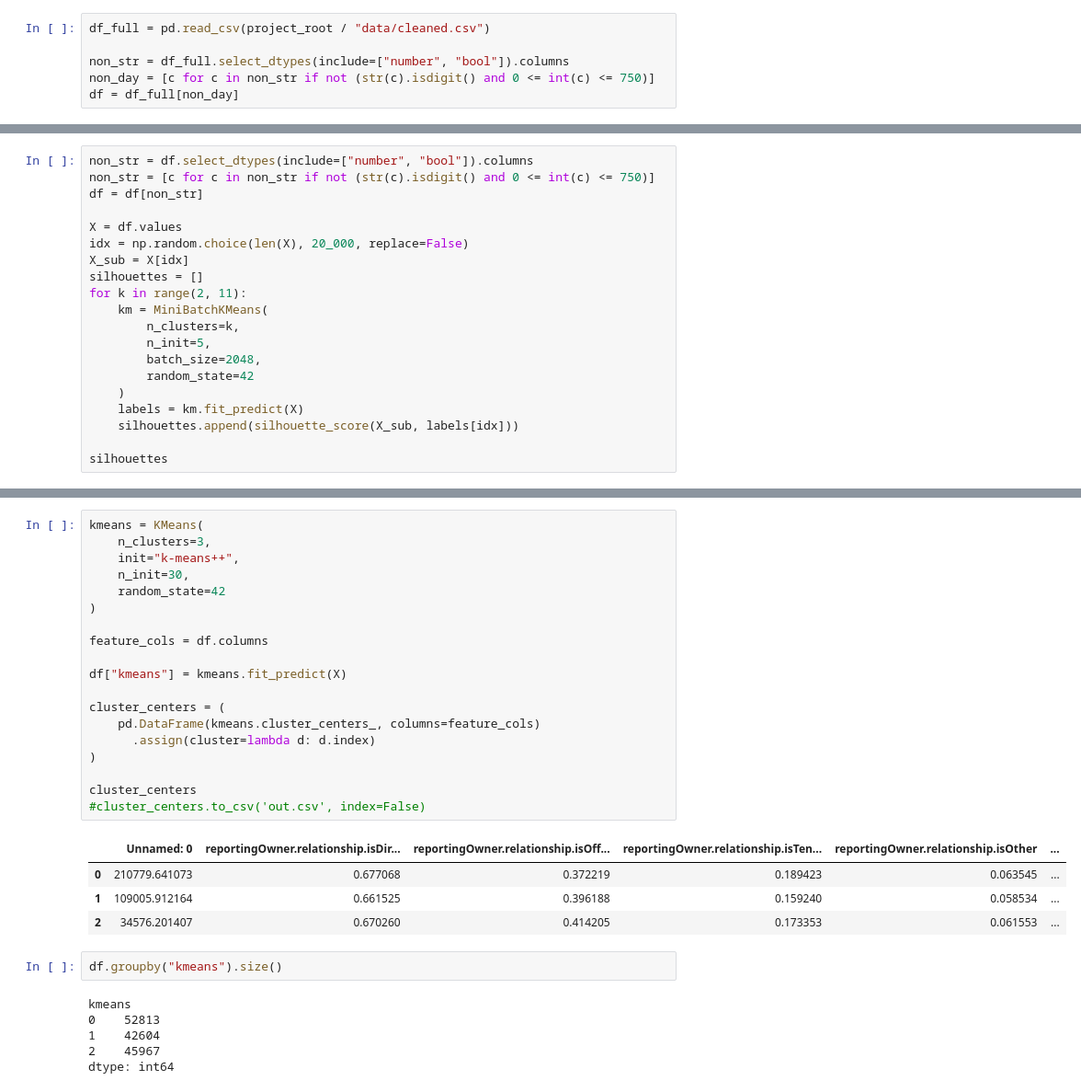
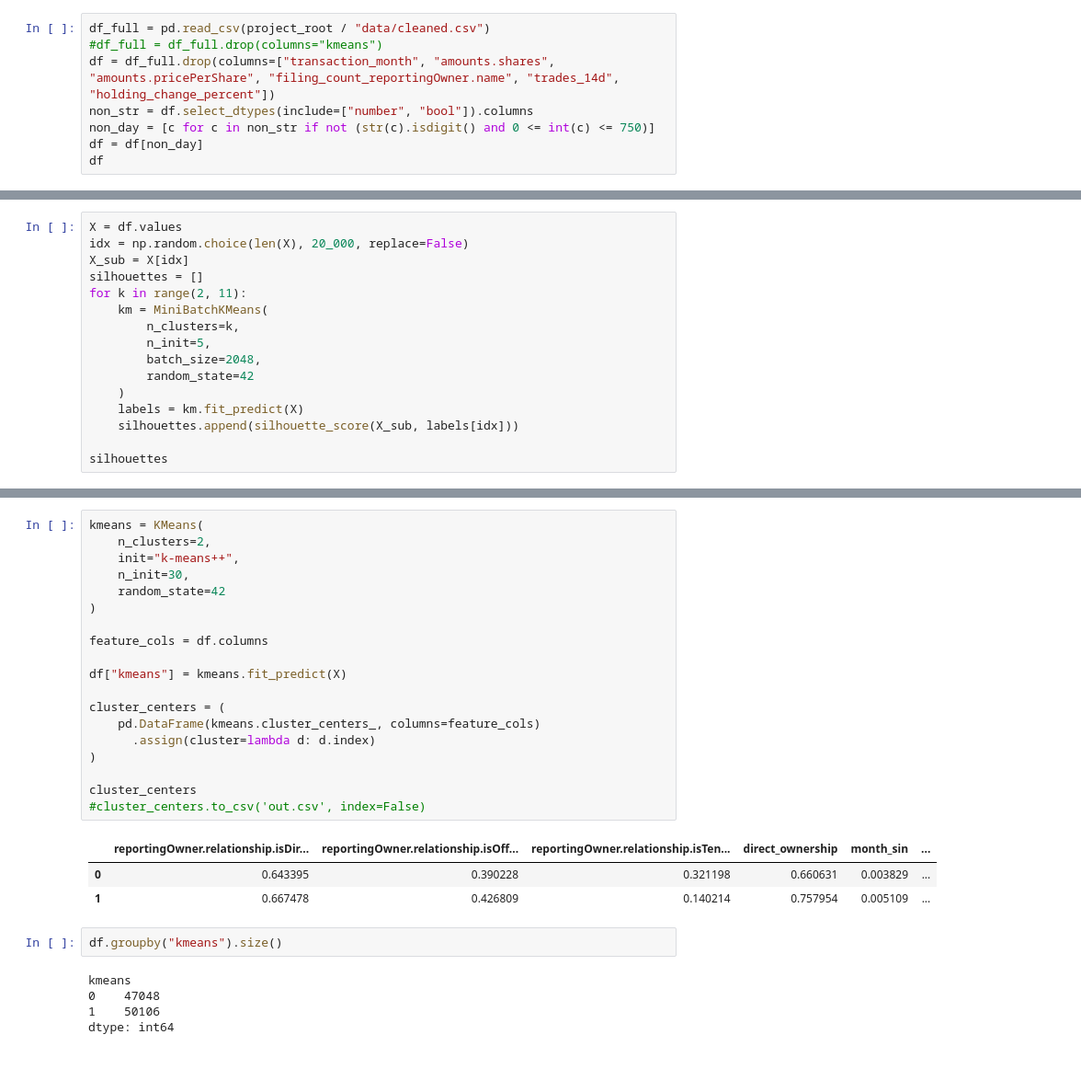
Before and after one commit to pluschka/Algorithmic-Trading-SEC-data-analysis, a Jupyter notebook: notebooks/03_cluster_analysis.ipynb, the cells around one changed output, grey strips where cells are left out. Shown at 92% size. Cells and saved outputs as stored; diff of their text form; blank space fills up the shorter version.

```diff
--- a/notebooks/03_cluster_analysis.ipynb
+++ b/notebooks/03_cluster_analysis.ipynb
@@ -9,7 +10,9 @@ from pathlib import Path
 project_root = Path().resolve().parent
 # %%
 df_full = pd.read_csv(project_root / "data/cleaned.csv")
-
-non_str = df_full.select_dtypes(include=["number", "bool"]).columns
+#df_full = df_full.drop(columns="kmeans")
+df = df_full.drop(columns=["transaction_month", "amounts.shares", "amounts.pricePerShare", "filing_count_reportingOwner.name", "trades_14d", "holding_change_percent"])
+non_str = df.select_dtypes(include=["number", "bool"]).columns
 non_day = [c for c in non_str if not (str(c).isdigit() and 0 <= int(c) <= 750)]
-df = df_full[non_day]
+df = df[non_day]
+df
@@ -16,8 +33,4 @@ df = df_full[non_day]
 # %%
-non_str = df.select_dtypes(include=["number", "bool"]).columns
-non_str = [c for c in non_str if not (str(c).isdigit() and 0 <= int(c) <= 750)]
-df = df[non_str]
-
 X = df.values
 idx = np.random.choice(len(X), 20_000, replace=False)
 X_sub = X[idx]
@@ -59,32 +70,30 @@ Clusteranalyse durchführen mit k = 3
 # %%
 kmeans = KMeans(
-    n_clusters=3,
+    n_clusters=2,
     init="k-means++",
     n_init=30,
     random_state=42
 )
 
 feature_cols = df.columns
 
 df["kmeans"] = kmeans.fit_predict(X)
 
 cluster_centers = (
     pd.DataFrame(kmeans.cluster_centers_, columns=feature_cols)
       .assign(cluster=lambda d: d.index)
 )
 
 cluster_centers
 #cluster_centers.to_csv('out.csv', index=False)
 # %% [output]
-|  | Unnamed: 0 | reportingOwner.relationship.isDir... | reportingOwner.relationship.isOff... | reportingOwner.relationship.isTen... | reportingOwner.relationship.isOther | ... |
-| 0 | 210779.641073 | 0.677068 | 0.372219 | 0.189423 | 0.063545 | ... |
-| 1 | 109005.912164 | 0.661525 | 0.396188 | 0.159240 | 0.058534 | ... |
-| 2 | 34576.201407 | 0.670260 | 0.414205 | 0.173353 | 0.061553 | ... |
+|  | reportingOwner.relationship.isDir... | reportingOwner.relationship.isOff... | reportingOwner.relationship.isTen... | direct_ownership | month_sin | ... |
+| 0 | 0.643395 | 0.390228 | 0.321198 | 0.660631 | 0.003829 | ... |
+| 1 | 0.667478 | 0.426809 | 0.140214 | 0.757954 | 0.005109 | ... |
 # %%
 df.groupby("kmeans").size()
 # %% [output]
 kmeans
-0    52813
-1    42604
-2    45967
+0    47048
+1    50106
 dtype: int64
```
Also changed, not shown: parts of 19 cells of this notebook, 4 other files.
